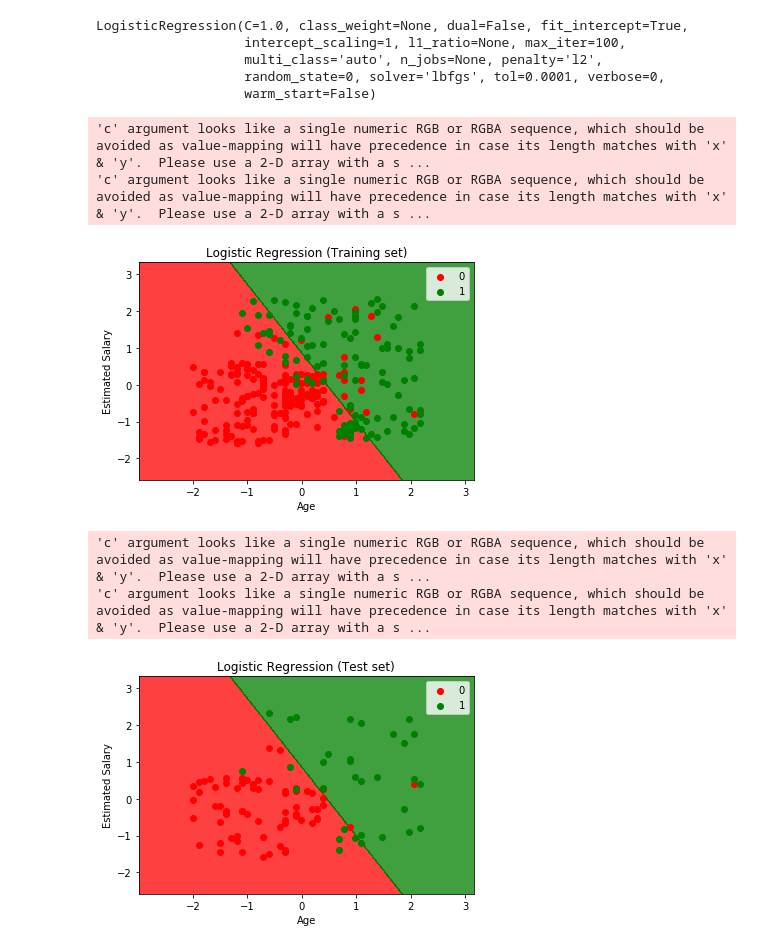
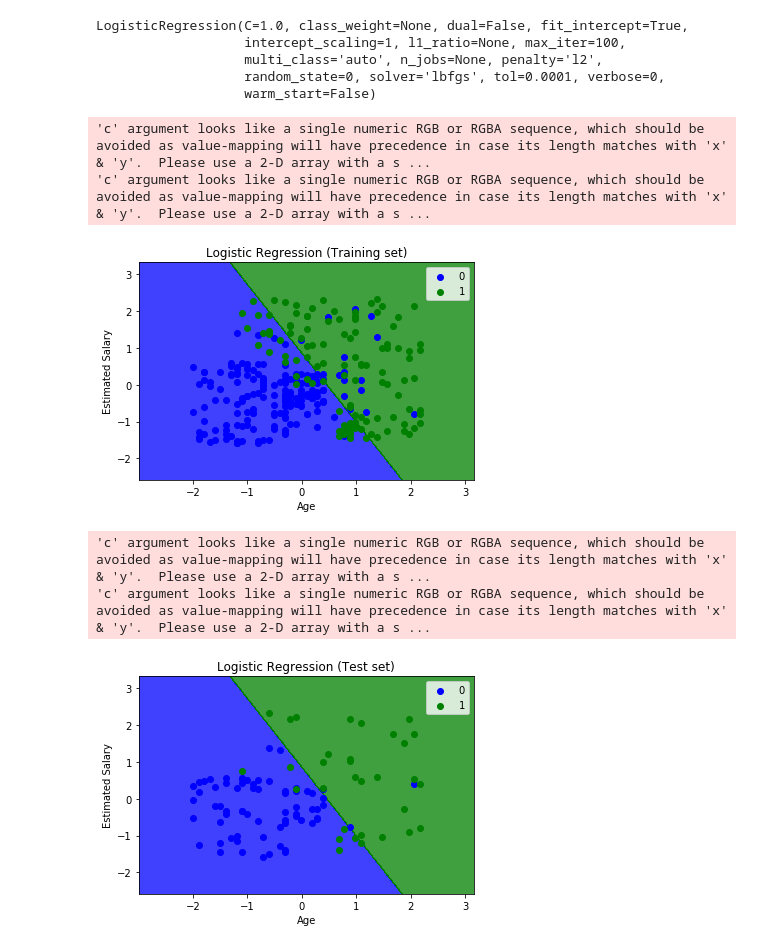
Before and after one commit to manvimadan12/Predicting-sale-from-social-media-ads-, a Jupyter notebook: Predicting sale using logistic regression.ipynb, the cells around one changed output. Saved outputs shown, nothing was run; the diff lists cells and outputs as text; code cells hidden in the pictures.

Commit message:
colors of visualizations changed

```diff
--- a/Predicting sale using logistic regression.ipynb
+++ b/Predicting sale using logistic regression.ipynb
@@ -61,12 +61,12 @@ X_set, y_set = X_train, y_train
 X1, X2 = np.meshgrid(np.arange(start = X_set[:, 0].min() - 1, stop = X_set[:, 0].max() + 1, step = 0.01),
                      np.arange(start = X_set[:, 1].min() - 1, stop = X_set[:, 1].max() + 1, step = 0.01))
 plt.contourf(X1, X2, classifier.predict(np.array([X1.ravel(), X2.ravel()]).T).reshape(X1.shape),
-             alpha = 0.75, cmap = ListedColormap(('red', 'green')))
+             alpha = 0.75, cmap = ListedColormap(('blue', 'green')))
 plt.xlim(X1.min(), X1.max())
 plt.ylim(X2.min(), X2.max())
 for i, j in enumerate(np.unique(y_set)):
     plt.scatter(X_set[y_set == j, 0], X_set[y_set == j, 1],
-                c = ListedColormap(('red', 'green'))(i), label = j)
+                c = ListedColormap(('blue', 'green'))(i), label = j)
 plt.title('Logistic Regression (Training set)')
 plt.xlabel('Age')
 plt.ylabel('Estimated Salary')
@@ -75,26 +75,26 @@ plt.show()
 # %% [output]
 'c' argument looks like a single numeric RGB or RGBA sequence, which should be avoided as value-mapping will have precedence in case its length matches with 'x' & 'y'.  Please use a 2-D array with a s ...
 'c' argument looks like a single numeric RGB or RGBA sequence, which should be avoided as value-mapping will have precedence in case its length matches with 'x' & 'y'.  Please use a 2-D array with a s ...
-[figure, old version]
+[figure, new version]
 # %%
 # Visualising the Test set results
 from matplotlib.colors import ListedColormap
 X_set, y_set = X_test, y_test
 X1, X2 = np.meshgrid(np.arange(start = X_set[:, 0].min() - 1, stop = X_set[:, 0].max() + 1, step = 0.01),
                      np.arange(start = X_set[:, 1].min() - 1, stop = X_set[:, 1].max() + 1, step = 0.01))
 plt.contourf(X1, X2, classifier.predict(np.array([X1.ravel(), X2.ravel()]).T).reshape(X1.shape),
-             alpha = 0.75, cmap = ListedColormap(('red', 'green')))
+             alpha = 0.75, cmap = ListedColormap(('blue', 'green')))
 plt.xlim(X1.min(), X1.max())
 plt.ylim(X2.min(), X2.max())
 for i, j in enumerate(np.unique(y_set)):
     plt.scatter(X_set[y_set == j, 0], X_set[y_set == j, 1],
-                c = ListedColormap(('red', 'green'))(i), label = j)
+                c = ListedColormap(('blue', 'green'))(i), label = j)
 plt.title('Logistic Regression (Test set)')
 plt.xlabel('Age')
 plt.ylabel('Estimated Salary')
 plt.legend()
 plt.show()
 # %% [output]
 'c' argument looks like a single numeric RGB or RGBA sequence, which should be avoided as value-mapping will have precedence in case its length matches with 'x' & 'y'.  Please use a 2-D array with a s ...
 'c' argument looks like a single numeric RGB or RGBA sequence, which should be avoided as value-mapping will have precedence in case its length matches with 'x' & 'y'.  Please use a 2-D array with a s ...
-[figure, old version]
+[figure, new version]
```
